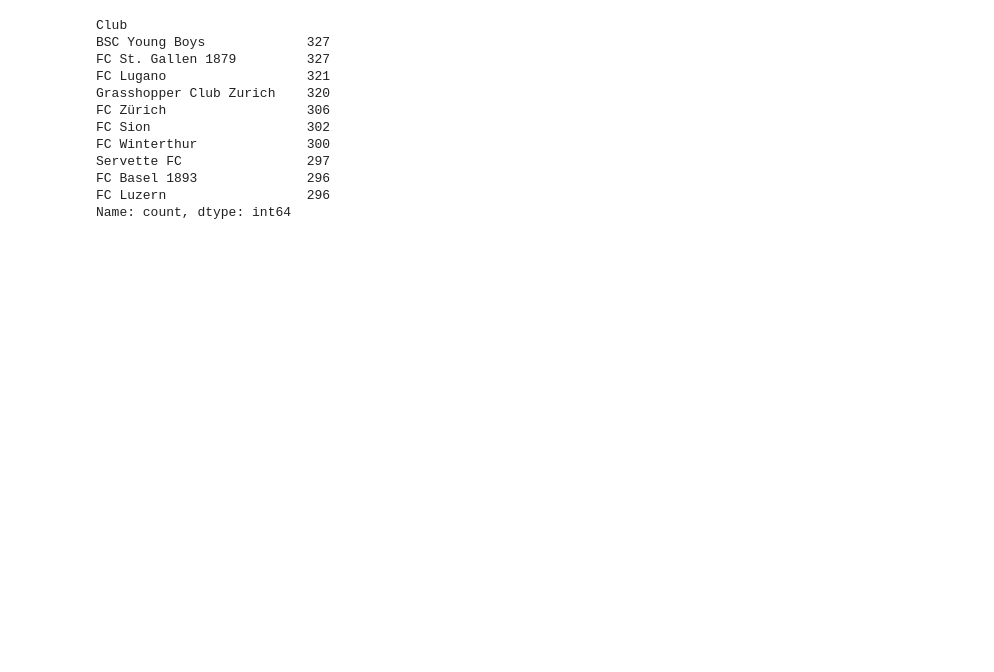
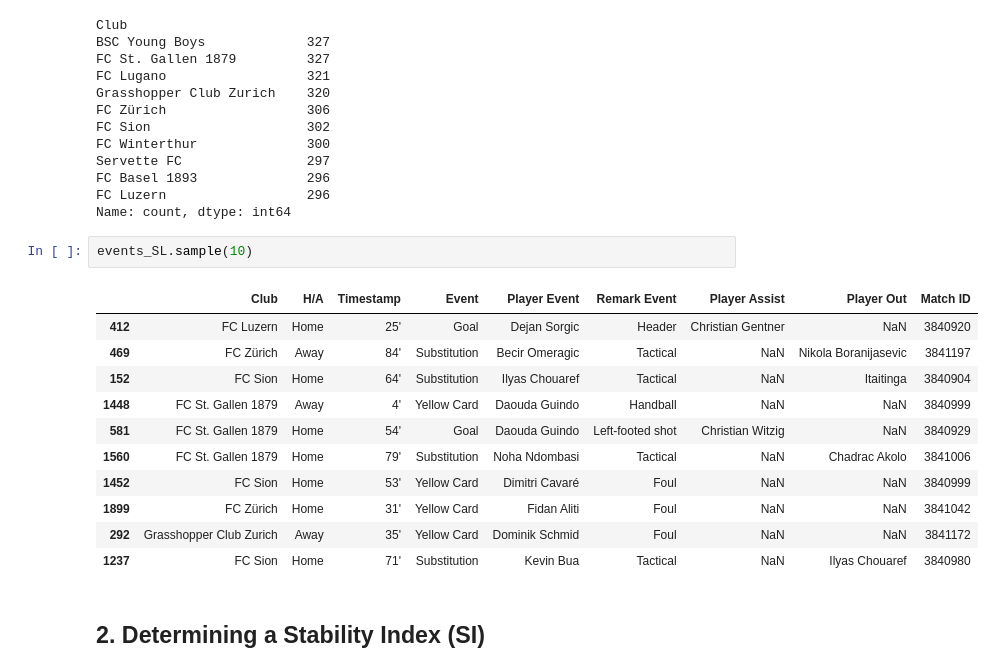
Before and after one commit to heinimoreno/PBL_RA_MH, a Jupyter notebook: Data_Analysis.ipynb, the cells around one changed output. Saved outputs shown, nothing was run; the diff lists cells and outputs as text; blank space fills up the shorter version.

```diff
--- a/Data_Analysis.ipynb
+++ b/Data_Analysis.ipynb
@@ -222,3 +258,19 @@ Servette FC                297
 FC Basel 1893              296
 FC Luzern                  296
 Name: count, dtype: int64
+# %%
+events_SL.sample(10)
+# %% [output]
+|  | Club | H/A | Timestamp | Event | Player Event | Remark Event | Player Assist | Player Out | Match ID |
+| 412 | FC Luzern | Home | 25' | Goal | Dejan Sorgic | Header | Christian Gentner | NaN | 3840920 |
+| 469 | FC Zürich | Away | 84' | Substitution | Becir Omeragic | Tactical | NaN | Nikola Boranijasevic | 3841197 |
+| 152 | FC Sion | Home | 64' | Substitution | Ilyas Chouaref | Tactical | NaN | Itaitinga | 3840904 |
+| 1448 | FC St. Gallen 1879 | Away | 4' | Yellow Card | Daouda Guindo | Handball | NaN | NaN | 3840999 |
+| 581 | FC St. Gallen 1879 | Home | 54' | Goal | Daouda Guindo | Left-footed shot | Christian Witzig | NaN | 3840929 |
+| 1560 | FC St. Gallen 1879 | Home | 79' | Substitution | Noha Ndombasi | Tactical | NaN | Chadrac Akolo | 3841006 |
+| 1452 | FC Sion | Home | 53' | Yellow Card | Dimitri Cavaré | Foul | NaN | NaN | 3840999 |
+| 1899 | FC Zürich | Home | 31' | Yellow Card | Fidan Aliti | Foul | NaN | NaN | 3841042 |
+| 292 | Grasshopper Club Zurich | Away | 35' | Yellow Card | Dominik Schmid | Foul | NaN | NaN | 3841172 |
+| 1237 | FC Sion | Home | 71' | Substitution | Kevin Bua | Tactical | NaN | Ilyas Chouaref | 3840980 |
+# %% [markdown]
+## 2. Determining a Stability Index (SI)
```
Also changed, not shown: parts of 22 cells of this notebook, 1 other file.
